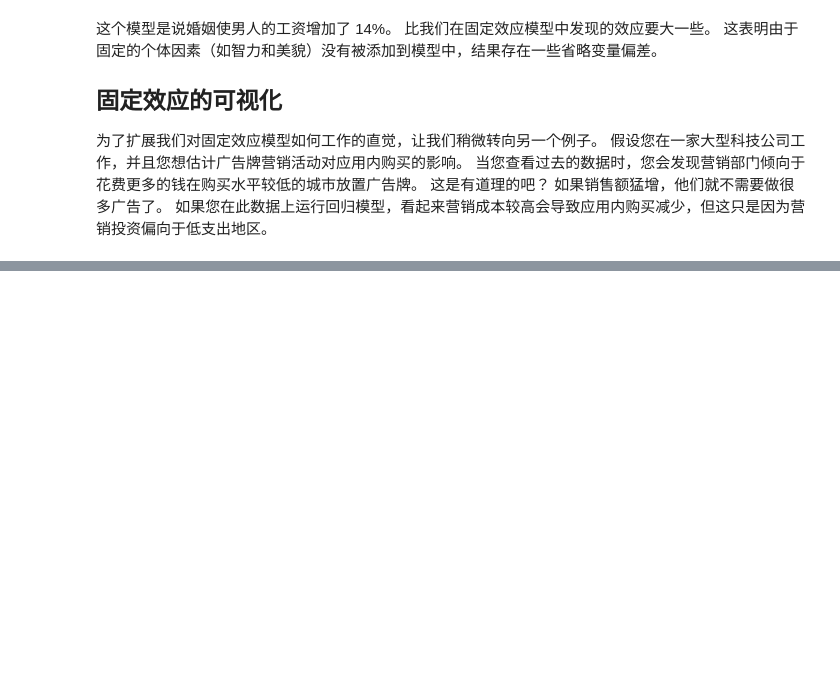
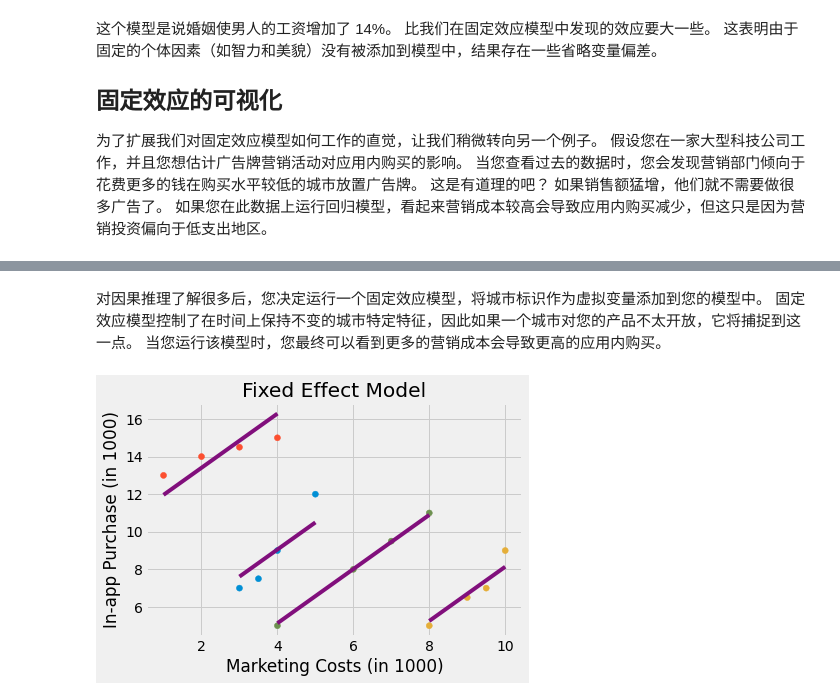
Before and after one commit to xieliaing/CausalInferenceIntro, a Jupyter notebook: chapters/13 第十三章 面板数据与固定效应.ipynb, the cells around one changed output, grey strips where cells are left out. Saved outputs shown, nothing was run; the diff lists cells and outputs as text; code cells hidden in the pictures; blank space fills up the shorter version.

```diff
--- a/chapters/13 第十三章 面板数据与固定效应.ipynb
+++ b/chapters/13 第十三章 面板数据与固定效应.ipynb
@@ -194,0 +298,17 @@ mod.summary().tables[1]
+# %% [markdown]
+对因果推理了解很多后，您决定运行一个固定效应模型，将城市标识作为虚拟变量添加到您的模型中。 固定效应模型控制了在时间上保持不变的城市特定特征，因此如果一个城市对您的产品不太开放，它将捕捉到这一点。 当您运行该模型时，您最终可以看到更多的营销成本会导致更高的应用内购买。
+# %%
+fe = smf.ols("purchase ~ mkt_costs + C(city)", data=toy_panel).fit()
+
+fe_toy = toy_panel.assign(y_hat = fe.fittedvalues)
+
+plt.scatter(toy_panel.mkt_costs, toy_panel.purchase, c=toy_panel.city)
+for city in fe_toy["city"].unique():
+    plot_df = fe_toy.query(f"city=='{city}'")
+    plt.plot(plot_df.mkt_costs, plot_df.y_hat, c="C5")
+
+plt.title("Fixed Effect Model")
+plt.xlabel("Marketing Costs (in 1000)")
+plt.ylabel("In-app Purchase (in 1000)");
+# %% [output]
+[figure, added]
```
Also changed, not shown: parts of 16 cells of this notebook.
